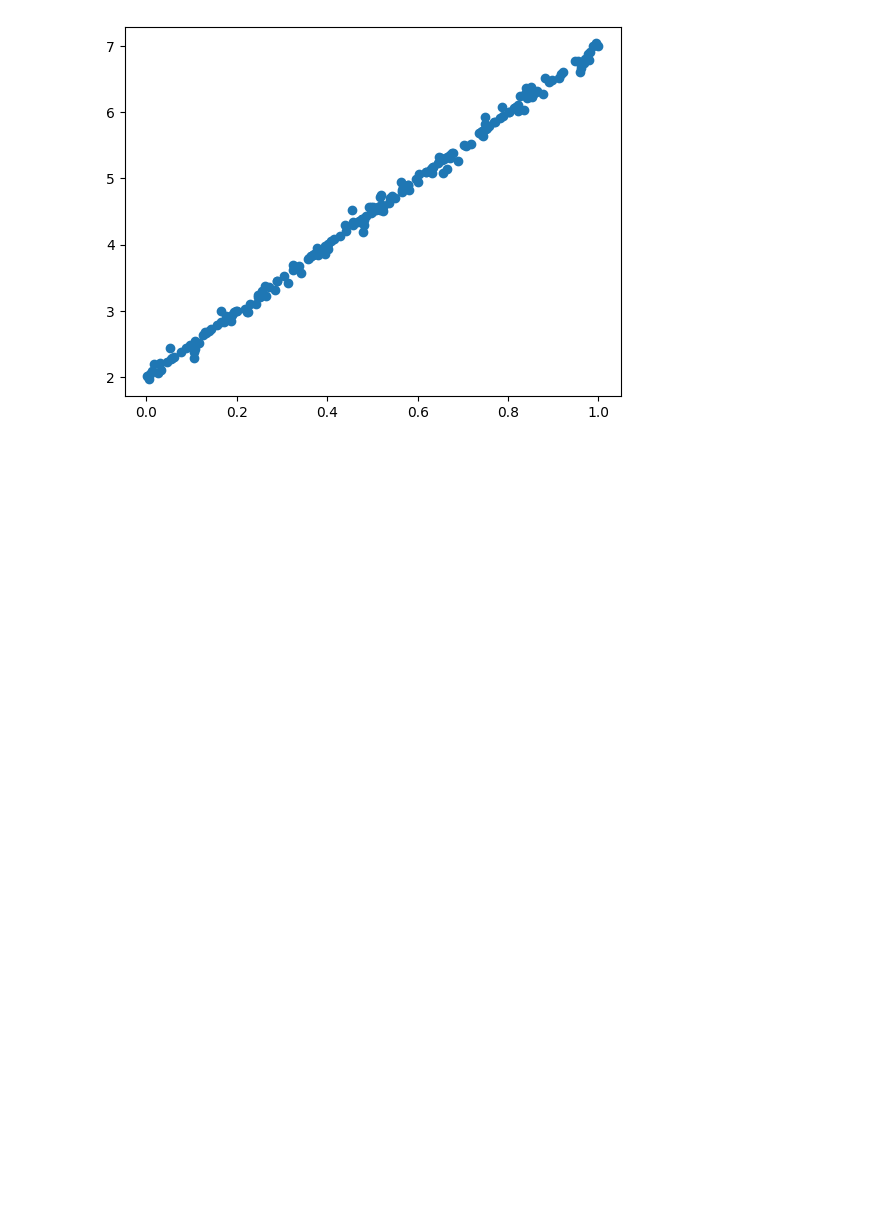
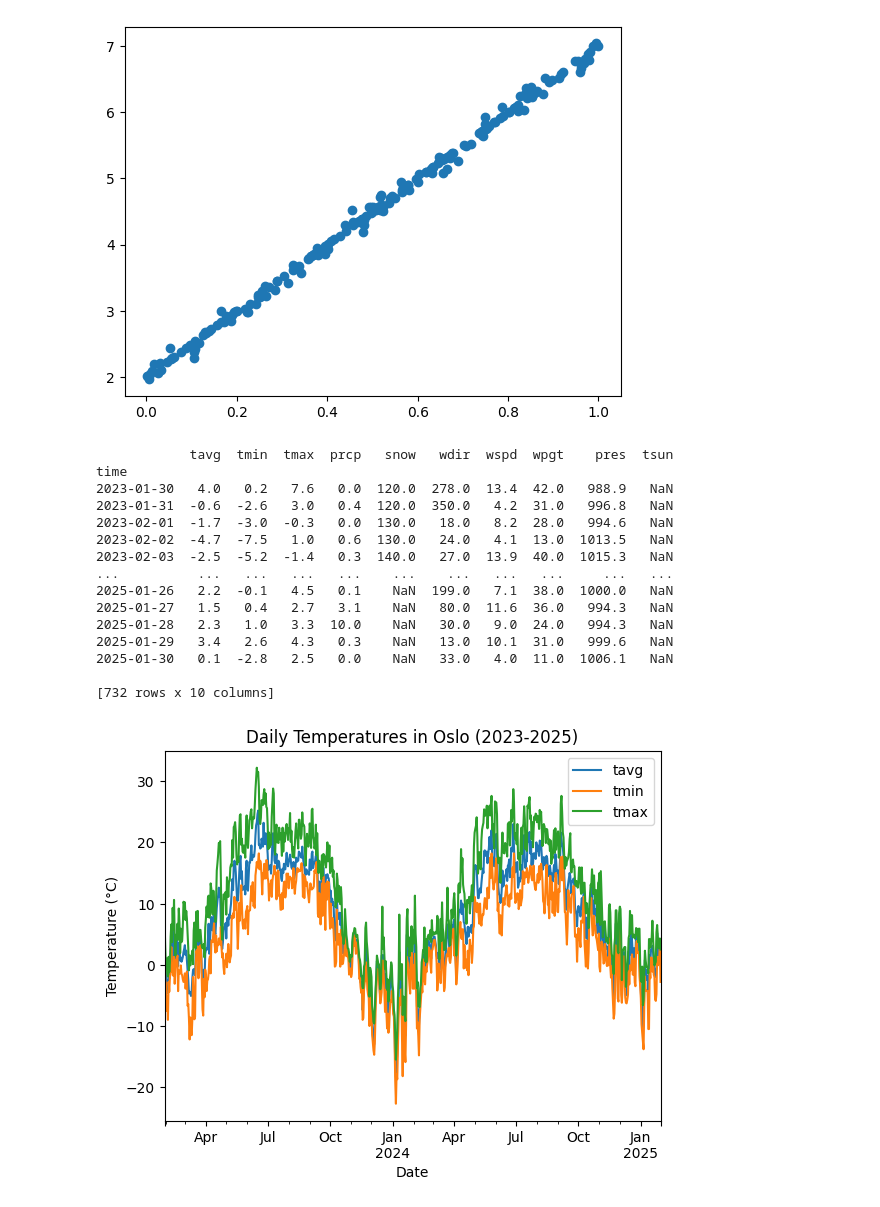
Before and after one commit to JanHab/MOD550_Habscheid, a Jupyter notebook: test.ipynb, the cells around one changed output. Cells and saved outputs as stored; diff of their text form; code cells hidden in the pictures; blank space fills up the shorter version.

```diff
--- a/test.ipynb
+++ b/test.ipynb
@@ -10,0 +15,42 @@ plt.scatter(df['x'], df['y'])
+# %%
+from datetime import datetime
+import matplotlib.pyplot as plt
+from meteostat import Point, Daily
+
+# Define the time period
+start = datetime(2023, 1, 30)
+end = datetime(2025, 1, 30)
+
+# Create a Point for Oslo, Norway (latitude, longitude, elevation)
+oslo = Point(59.9139, 10.7522, 23)
+
+# Retrieve daily data for Oslo
+data = Daily(oslo, start, end)
+data = data.fetch()
+
+# Display the retrieved data
+print(data)
+
+# Plot the average, minimum, and maximum temperatures
+data.plot(y=['tavg', 'tmin', 'tmax'])
+plt.title('Daily Temperatures in Oslo (2023-2025)')
+plt.xlabel('Date')
+plt.ylabel('Temperature (°C)')
+plt.show()
+# %% [output]
+            tavg  tmin  tmax  prcp   snow   wdir  wspd  wpgt    pres  tsun
+time
+2023-01-30   4.0   0.2   7.6   0.0  120.0  278.0  13.4  42.0   988.9   NaN
+2023-01-31  -0.6  -2.6   3.0   0.4  120.0  350.0   4.2  31.0   996.8   NaN
+2023-02-01  -1.7  -3.0  -0.3   0.0  130.0   18.0   8.2  28.0   994.6   NaN
+2023-02-02  -4.7  -7.5   1.0   0.6  130.0   24.0   4.1  13.0  1013.5   NaN
+2023-02-03  -2.5  -5.2  -1.4   0.3  140.0   27.0  13.9  40.0  1015.3   NaN
+...          ...   ...   ...   ...    ...    ...   ...   ...     ...   ...
+2025-01-26   2.2  -0.1   4.5   0.1    NaN  199.0   7.1  38.0  1000.0   NaN
+2025-01-27   1.5   0.4   2.7   3.1    NaN   80.0  11.6  36.0   994.3   NaN
+2025-01-28   2.3   1.0   3.3  10.0    NaN   30.0   9.0  24.0   994.3   NaN
+2025-01-29   3.4   2.6   4.3   0.3    NaN   13.0  10.1  31.0   999.6   NaN
+2025-01-30   0.1  -2.8   2.5   0.0    NaN   33.0   4.0  11.0  1006.1   NaN
+
+[732 rows x 10 columns]
+[figure, added]
```
Also changed, not shown: parts of 1 cell of this notebook, 5 other files.
